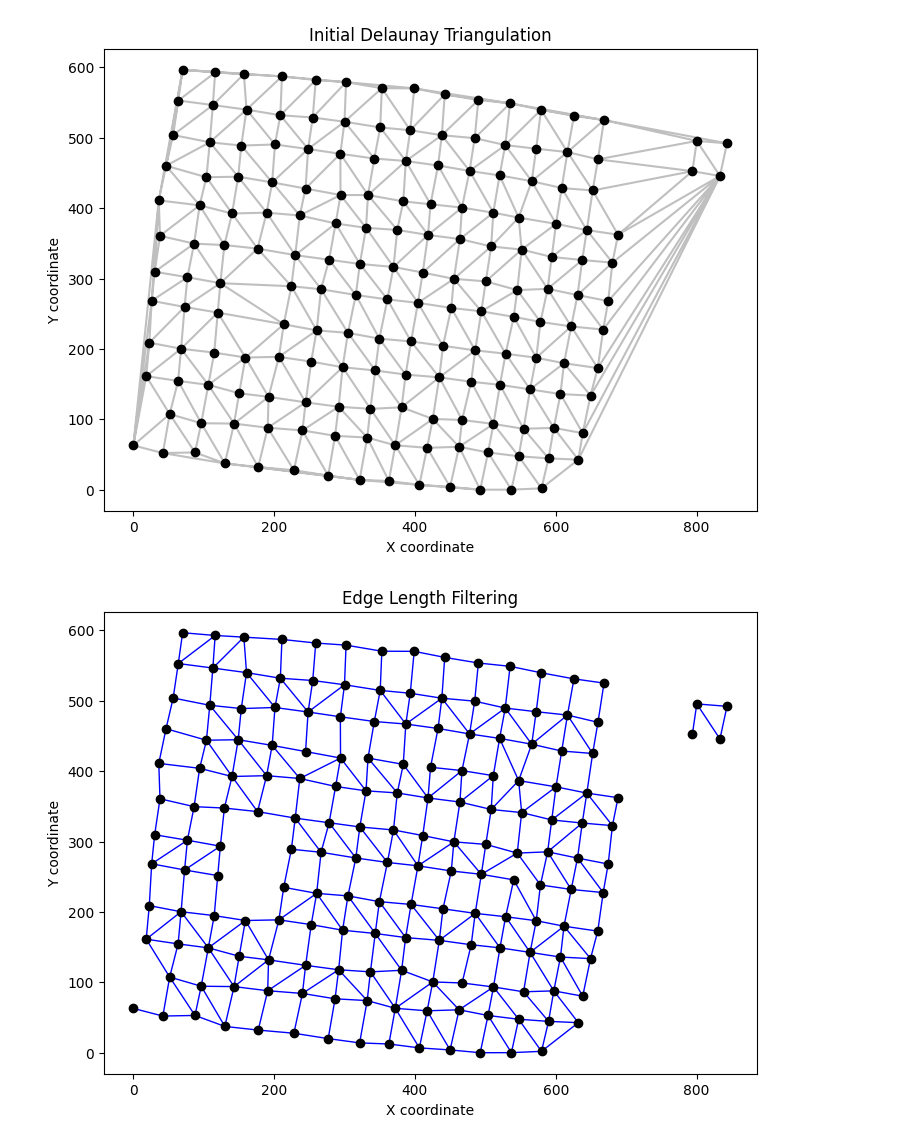
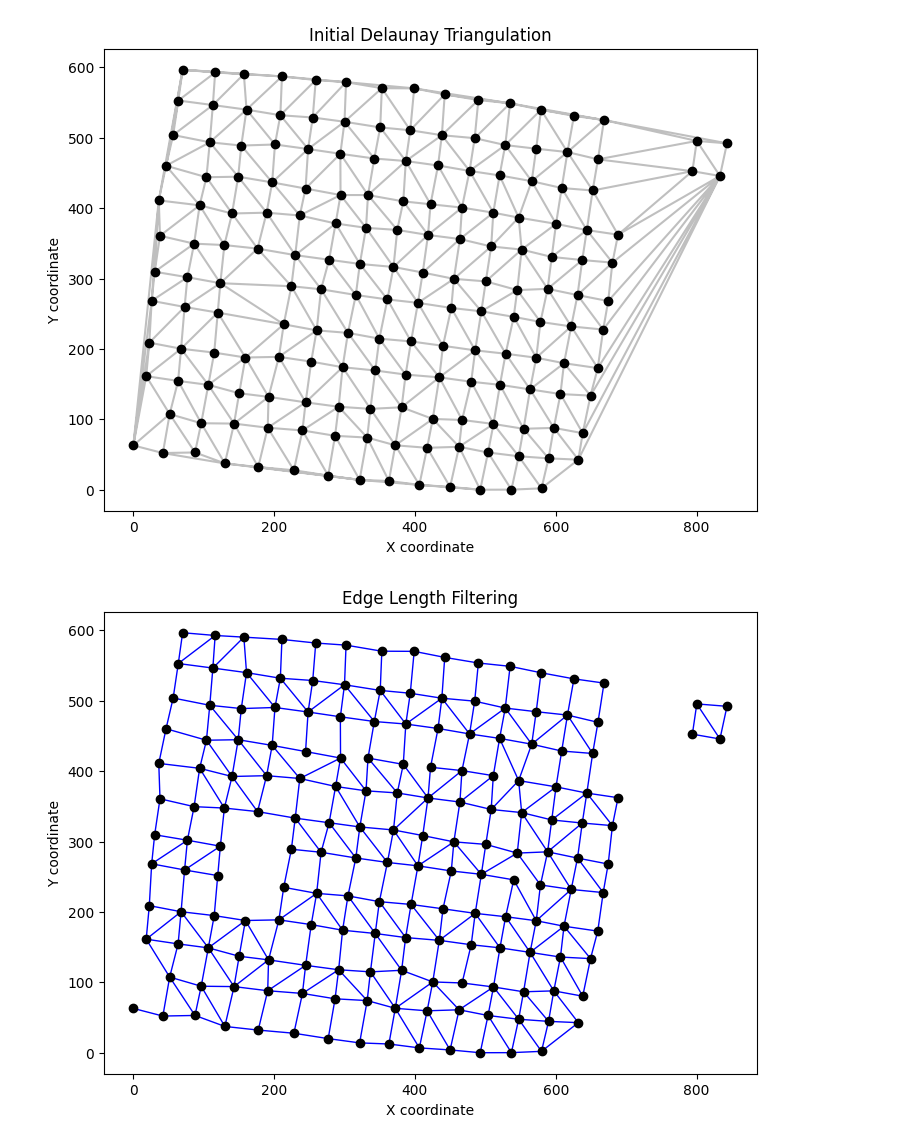
Before and after one commit to aaronge-2020/Microarray-Dearraying, a Jupyter notebook: delaunay_triangle_gridding.ipynb, the cells around one changed output. Cells and saved outputs as stored; diff of their text form; code cells hidden in the pictures.

```diff
--- a/delaunay_triangle_gridding.ipynb
+++ b/delaunay_triangle_gridding.ipynb
@@ -299,33 +302,33 @@ import pandas as pd
 # Main workflow
 data = pd.read_json('./TMA_WSI_Labels_updated/ABC_105_1_010_1.json')
 data = data.to_dict('records')
 
 # Convert the data to the required format if necessary
 cores = data  # Assuming 'data' is already in the correct format
 
 # Perform initial Delaunay triangulation
 # Example usage in the pipeline
 normalized_coordinates = preprocess_cores(data)
 triangulation = Delaunay(normalized_coordinates)
 visualize_delaunay_triangulation(normalized_coordinates, triangulation)
 
 
 all_edges = get_all_edges_from_triangulation(triangulation)
-length_filtered_edges = filter_edges_by_length(all_edges, normalized_coordinates, 1.5)
-angle_filtered_edges = filter_edges_by_angle(length_filtered_edges, normalized_coordinates, tolerance=15)
+length_filtered_edges = filter_edges_by_length(all_edges, normalized_coordinates, 1.6)
+angle_filtered_edges = filter_edges_by_angle(length_filtered_edges, normalized_coordinates, tolerance=25)
 
 # Example usage:
 # Assume `filtered_edges` is a list of tuples (or sets) representing the remaining edges after filtering,
 # `core_to_core_distance` is the average distance between cores,
 # and `delta` is the angular tolerance in degrees for horizontal traversal.
 
 
 # The `rows` variable contains lists of core indices, where each list represents a row in the grid.
 
 visualize_edge_length_filtering(normalized_coordinates, length_filtered_edges)
 visualize_edge_angle_filtering(normalized_coordinates, angle_filtered_edges)
 
 # visualize_traveling_algorithm(normalized_coordinates, path)
 # %% [output]
 [figure]
-[figure, old version]
+[figure, new version]
```
Also changed, not shown: parts of 4 cells of this notebook, 2 other files.
